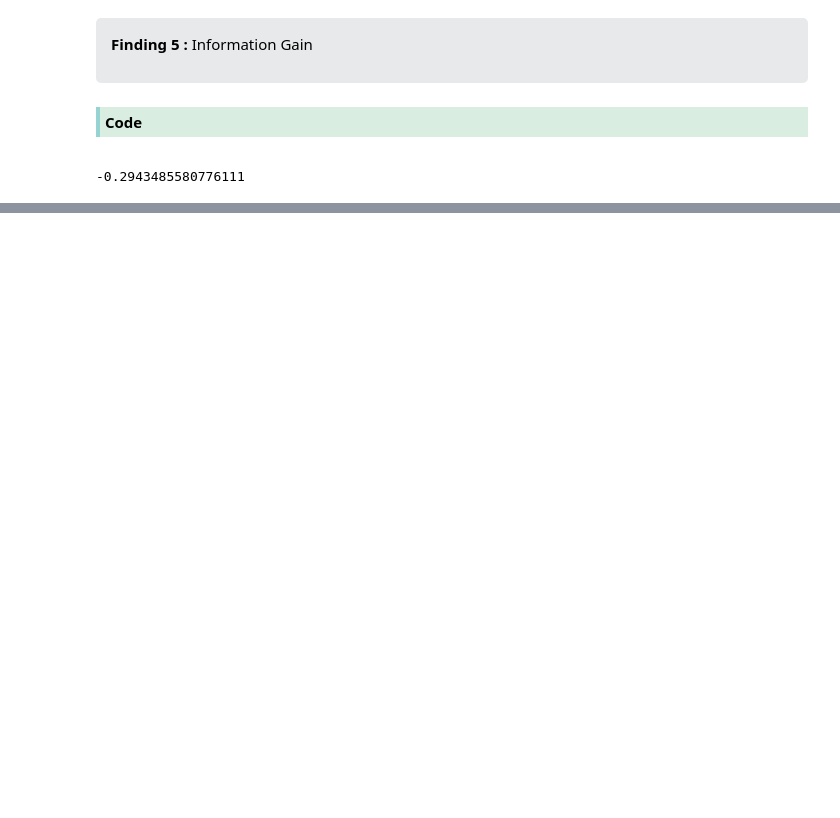
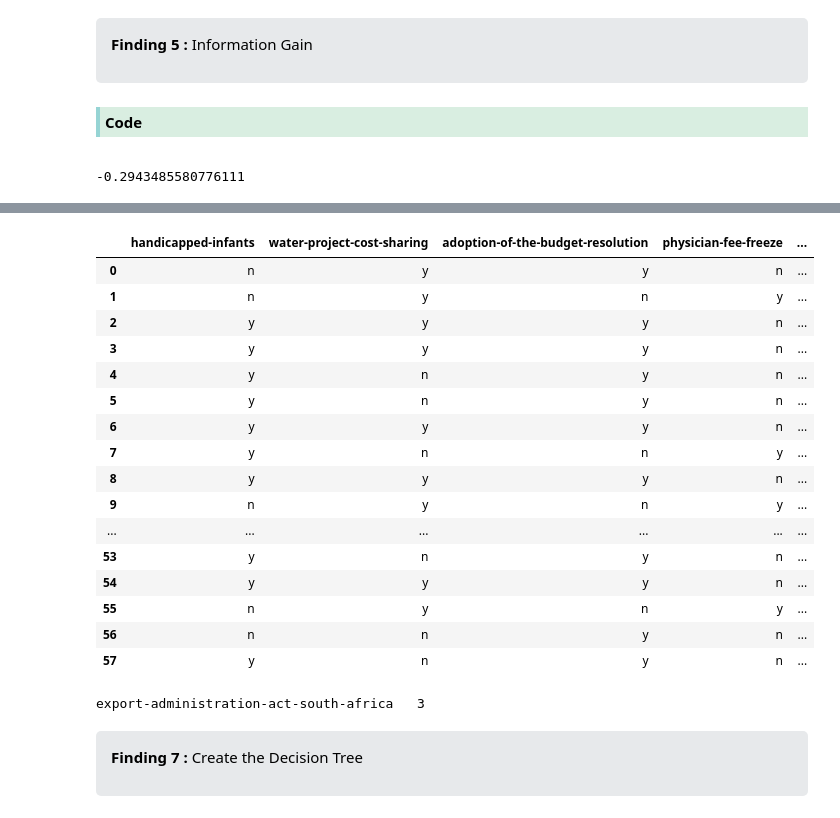
Before and after one commit to AbdelrahmanAshraf318/Decision-Tree-from-scratch, a Jupyter notebook: Untitled.ipynb, the cells around one changed output, grey strips where cells are left out. Cells and saved outputs as stored; diff of their text form; code cells hidden in the pictures; blank space fills up the shorter version.

```diff
--- a/Untitled.ipynb
+++ b/Untitled.ipynb
@@ -388,0 +403,20 @@ class DecisionTree:
+# %%
+X_train
+# %% [output]
+|  | handicapped-infants | water-project-cost-sharing | adoption-of-the-budget-resolution | physician-fee-freeze | ... |
+| 0 | n | y | y | n | ... |
+| 1 | n | y | n | y | ... |
+| 2 | y | y | y | n | ... |
+| 3 | y | y | y | n | ... |
+| 4 | y | n | y | n | ... |
+| 5 | y | n | y | n | ... |
+| 6 | y | y | y | n | ... |
+| 7 | y | n | n | y | ... |
+| 8 | y | y | y | n | ... |
+| 9 | n | y | n | y | ... |
+| ... | ... | ... | ... | ... | ... |
+| 53 | y | n | y | n | ... |
+| 54 | y | y | y | n | ... |
+| 55 | n | y | n | y | ... |
+| 56 | n | n | y | n | ... |
+| 57 | y | n | y | n | ... |
@@ -388,0 +451,11 @@ class DecisionTree:
+# %%
+fea , inde = bestAttribute(X_train , y_train)
+print(fea , " " , inde)
+# %% [output]
+export-administration-act-south-africa   3
+# %% [markdown]
+<div style="color:black; border-radius: 5px; background-color:#E7E9EB;padding: 10px;">
+    <p style="  padding: 5px;"><b>Finding 7 : </b>
+       Create the Decision Tree
+ </p>
+</div>
```
Also changed, not shown: parts of 34 cells of this notebook.
